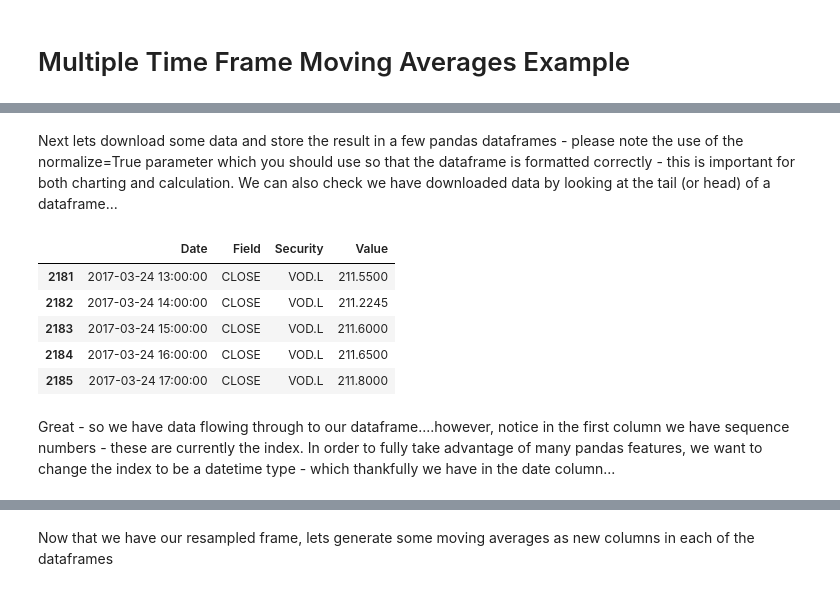
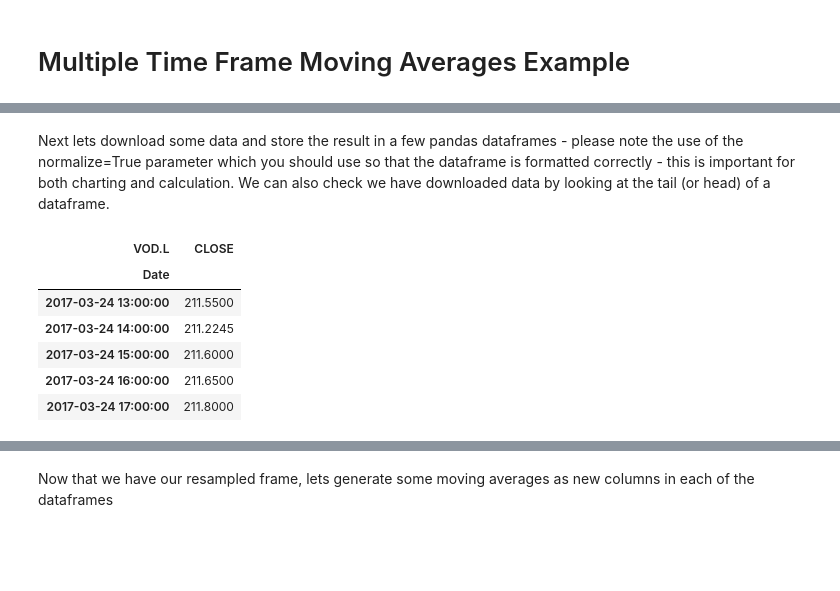
Before and after one commit to LSEG-API-Samples/Example.EikonAPI.Python.MultipleTimeFrameMovingAverages, a Jupyter notebook: Multiple Time Frame Moving Averages Example JR.ipynb, the cells around one changed output, grey strips where cells are left out. Drawn from its saved outputs; the diff is of its cells as text; code cells hidden in the pictures; blank space fills up the shorter version.

```diff
--- a/Multiple Time Frame Moving Averages Example JR.ipynb
+++ b/Multiple Time Frame Moving Averages Example JR.ipynb
@@ -8,25 +29,24 @@ First off..lets load the libraries we will be using, eikon (for data retrieval),
 import eikon as ek #v0.14
 import pandas as pd #v19
 import matplotlib as plt
-ek.set_app_id('YOUR APP_ID HERE')
+ek.set_app_id('Your App_ID Here')
 # %% [markdown]
-Next lets download some data and store the result in a few pandas dataframes - please note the use of the normalize=True parameter which you should use so that the dataframe is formatted correctly - this is important for both charting and calculation. We can also check we have downloaded data by looking at the tail (or head) of a dataframe...
+Next lets download some data and store the result in a few pandas dataframes - please note the use of the normalize=True parameter which you should use so that the dataframe is formatted correctly - this is important for both charting and calculation. We can also check we have downloaded data by looking at the tail (or head) of a dataframe.
 # %%
-Hourly = ek.get_timeseries(["VOD.L"], start_date = "2016-03-01", end_date = "2017-03-27",
-                            interval="hour", fields=["Close"], normalize=True)
-Daily = ek.get_timeseries(["VOD.L"], start_date = "2016-03-01", end_date = "2017-03-27",
-                            interval="daily", fields=["Close"], normalize=True)
-Weekly = ek.get_timeseries(["VOD.L"], start_date = "2016-03-01", end_date = "2017-03-27",
-                            interval="weekly", fields=["Close"], normalize=True)
-Monthly = ek.get_timeseries(["VOD.L"], start_date = "2016-03-01", end_date = "2017-03-27",
-                            interval="monthly", fields=["Close"], normalize=True)
+Hourly = ek.get_timeseries(["VOD.L"], fields=["Close"], start_date = "2016-03-01", end_date = "2017-03-27",
+                            interval="hour")
+Daily = ek.get_timeseries(["VOD.L"], fields=["Close"], start_date = "2016-03-01", end_date = "2017-03-27",
+                            interval="daily")
+Weekly = ek.get_timeseries(["VOD.L"], fields=["Close"], start_date = "2016-03-01", end_date = "2017-03-27",
+                            interval="weekly")
+Monthly = ek.get_timeseries(["VOD.L"], fields=["Close"], start_date = "2016-03-01", end_date = "2017-03-27",
+                            interval="monthly")
 Hourly.tail()
 # %% [output]
-|  | Date | Field | Security | Value |
-| 2181 | 2017-03-24 13:00:00 | CLOSE | VOD.L | 211.5500 |
-| 2182 | 2017-03-24 14:00:00 | CLOSE | VOD.L | 211.2245 |
-| 2183 | 2017-03-24 15:00:00 | CLOSE | VOD.L | 211.6000 |
-| 2184 | 2017-03-24 16:00:00 | CLOSE | VOD.L | 211.6500 |
-| 2185 | 2017-03-24 17:00:00 | CLOSE | VOD.L | 211.8000 |
+| VOD.L | CLOSE |
+| Date |  |
+| 2017-03-24 13:00:00 | 211.5500 |
+| 2017-03-24 14:00:00 | 211.2245 |
+| 2017-03-24 15:00:00 | 211.6000 |
+| 2017-03-24 16:00:00 | 211.6500 |
+| 2017-03-24 17:00:00 | 211.8000 |
-# %% [markdown]
-Great - so we have data flowing through to our dataframe....however, notice in the first column we have sequence numbers - these are currently the index. In order to fully take advantage of many pandas features, we want to change the index to be a datetime type - which thankfully we have in the date column...
```
Also changed, not shown: parts of 17 cells of this notebook.
